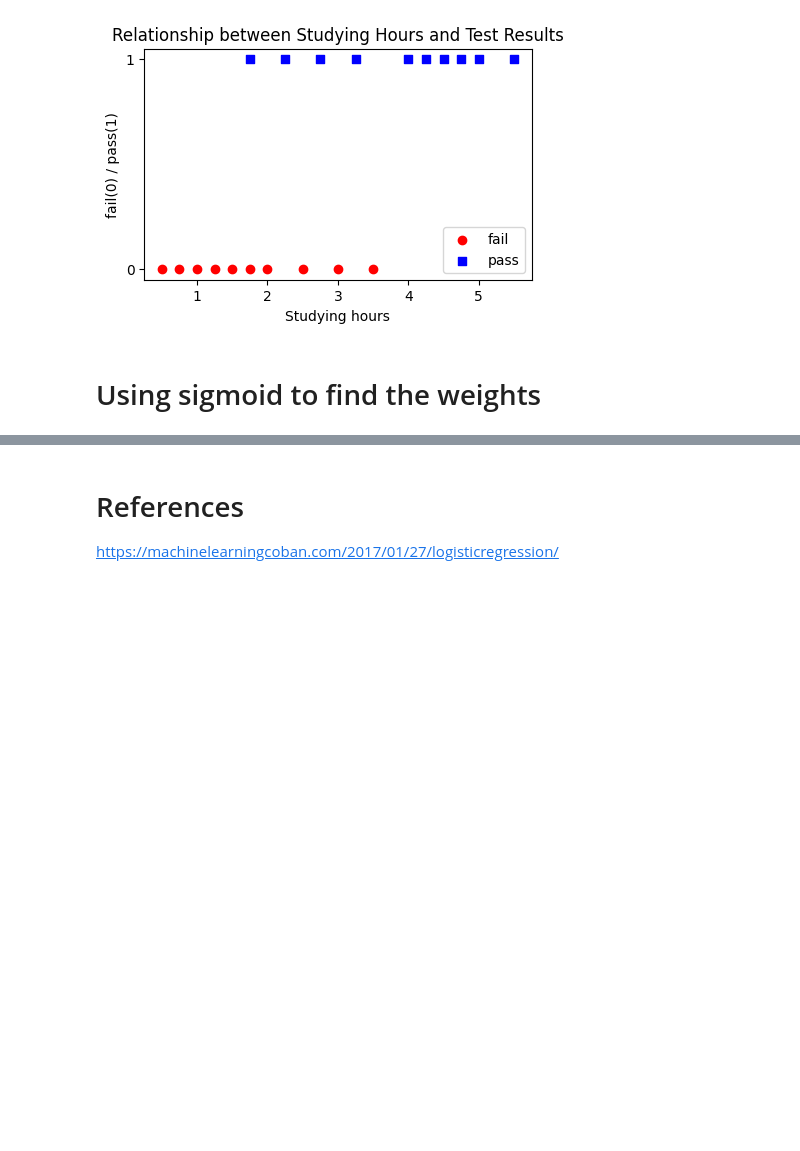
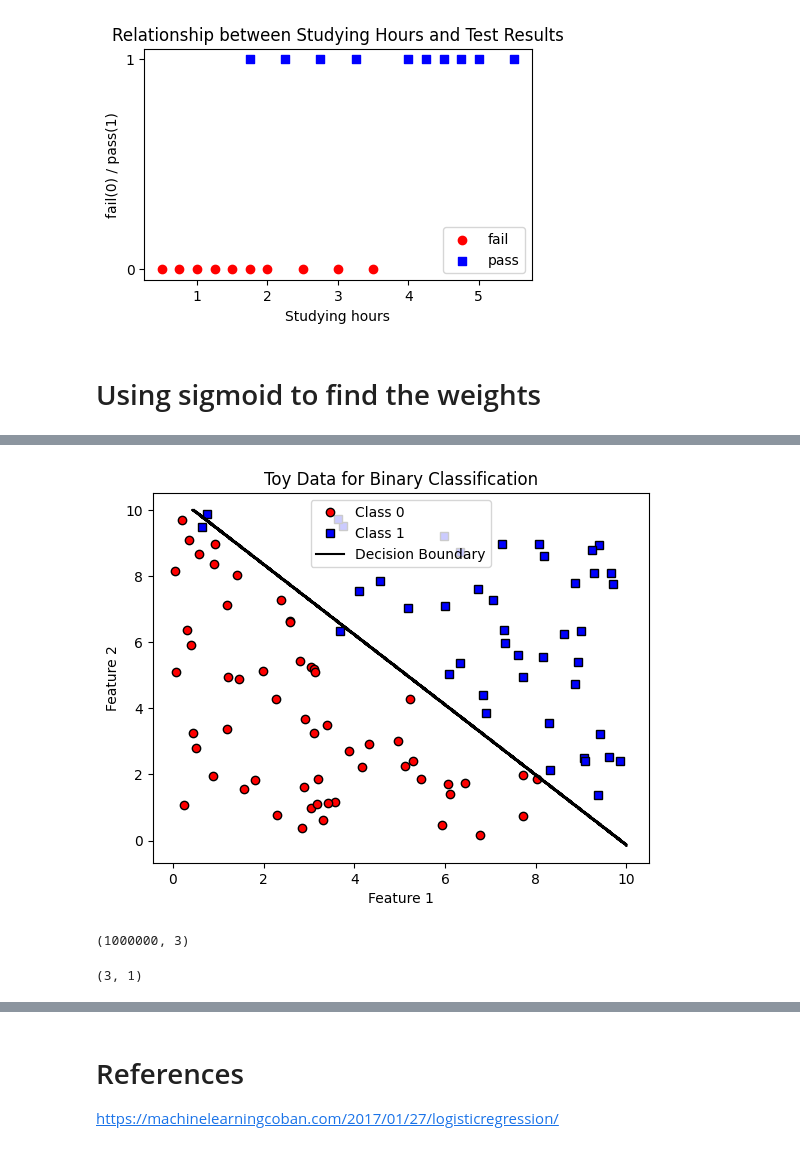
Before and after one commit to GiaKhangLuu/deep_learning_exercises, a Jupyter notebook: day_01/sigmoid_example.ipynb, the cells around one changed output, grey strips where cells are left out. Saved outputs shown, nothing was run; the diff lists cells and outputs as text; code cells hidden in the pictures; blank space fills up the shorter version.

```diff
--- a/day_01/sigmoid_example.ipynb
+++ b/day_01/sigmoid_example.ipynb
@@ -154,0 +242,19 @@ plt.show()
+# %%
+Z = np.round(np.dot(data, coefficients.T) + intercept, 1)
+A = np.round(sigmoid(Z), 2)
+# %%
+point_x = data[:, 0][(Z == 0).flatten()]
+point_y = data[:, 1][(Z == 0).flatten()]
+# %%
+# Plot the data
+plt.plot(X[:, 0][y == 0], X[:, 1][y == 0], 'ro', label='Class 0', markeredgecolor='black')
+plt.plot(X[:, 0][y == 1], X[:, 1][y == 1], 'bs', label='Class 1', markeredgecolor='black')
+plt.plot(point_x, point_y, color='black', label='Decision Boundary')
+
+plt.xlabel('Feature 1')
+plt.ylabel('Feature 2')
+plt.title('Toy Data for Binary Classification')
+plt.legend()
+plt.show()
+# %% [output]
+[figure, added]
@@ -154,0 +264,8 @@ plt.show()
+# %%
+print(data.shape)
+# %% [output]
+(1000000, 3)
+# %%
+print(w.shape)
+# %% [output]
+(3, 1)
```
Also changed, not shown: parts of 21 cells of this notebook.
